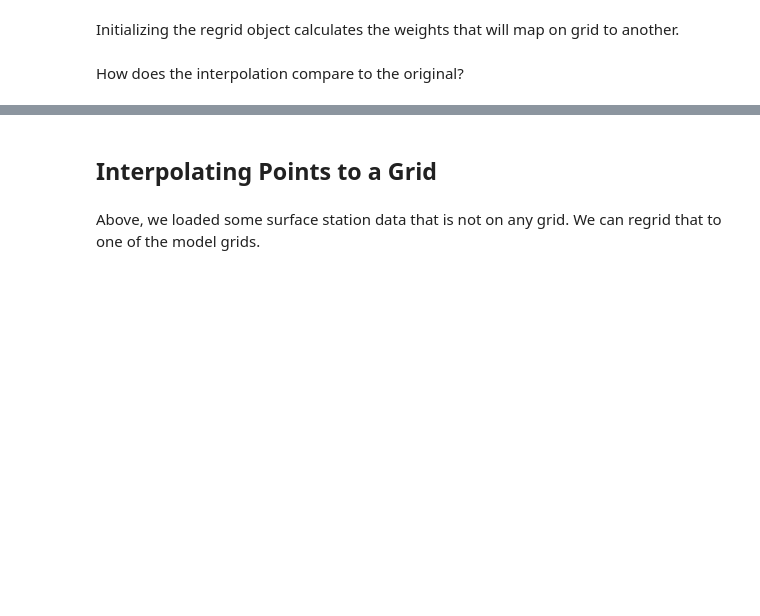
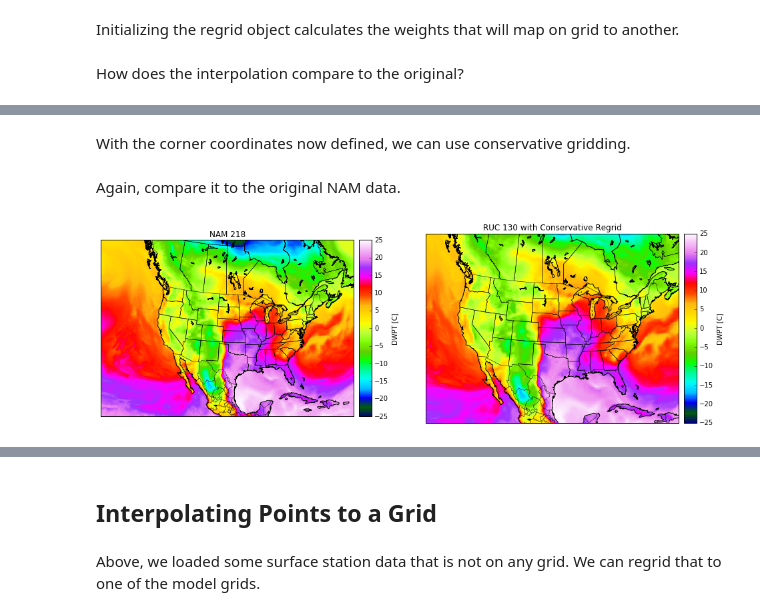
Before and after one commit to nawendt/esmpy-tutorial, a Jupyter notebook: esmpy_tutorial.ipynb, the cells around one changed output, grey strips where cells are left out. Saved outputs shown, nothing was run; the diff lists cells and outputs as text; code cells hidden in the pictures; blank space fills up the shorter version.

```diff
--- a/esmpy_tutorial.ipynb
+++ b/esmpy_tutorial.ipynb
@@ -142,0 +240,37 @@ rcb.set_label('DWPT [C]')
+# %%
+sourcefield_conserve = ESMF.Field(sourcegrid, name = 'NAM 2 m DEWPOINT')
+
+destfield_conserve = ESMF.Field(destgrid_conserve, name = 'RUC 2 m DEWPOINT')
+# %%
+sourcefield_conserve.data[...] = nam['dpc']
+# %% [markdown]
+With the corner coordinates now defined, we can use conservative gridding.
+# %%
+regrid_conserve = ESMF.Regrid(sourcefield_conserve, destfield_conserve, regrid_method = ESMF.RegridMethod.CONSERVE,
+                     unmapped_action = ESMF.UnmappedAction.IGNORE)
+# %%
+destfield_conserve = regrid_conserve(sourcefield_conserve, destfield_conserve)
+# %% [markdown]
+Again, compare it to the original NAM data.
+# %%
+f3 = plt.figure(3, figsize=(16,9))
+
+s1 = plt.subplot(121)
+s1.set_title('NAM 218')
+nam_m.pcolormesh(nam_x, nam_y, sourcefield.data, cmap = 'gist_ncar', vmax = 25, vmin = -25)
+nam_m.drawstates()
+nam_m.drawcountries()
+nam_m.drawcoastlines()
+ncb = nam_m.colorbar()
+ncb.set_label('DWPT [C]')
+
+s2 = plt.subplot(122)
+s2.set_title('RUC 130 with Conservative Regrid')
+ruc_m.pcolormesh(ruc_x, ruc_y, destfield_conserve.data, cmap = 'gist_ncar', vmax = 25, vmin = -25)
+ruc_m.drawstates()
+ruc_m.drawcountries()
+ruc_m.drawcoastlines()
+rcb = ruc_m.colorbar()
+rcb.set_label('DWPT [C]')
+# %% [output]
+[figure, added]
```
Also changed, not shown: parts of 46 cells of this notebook.
